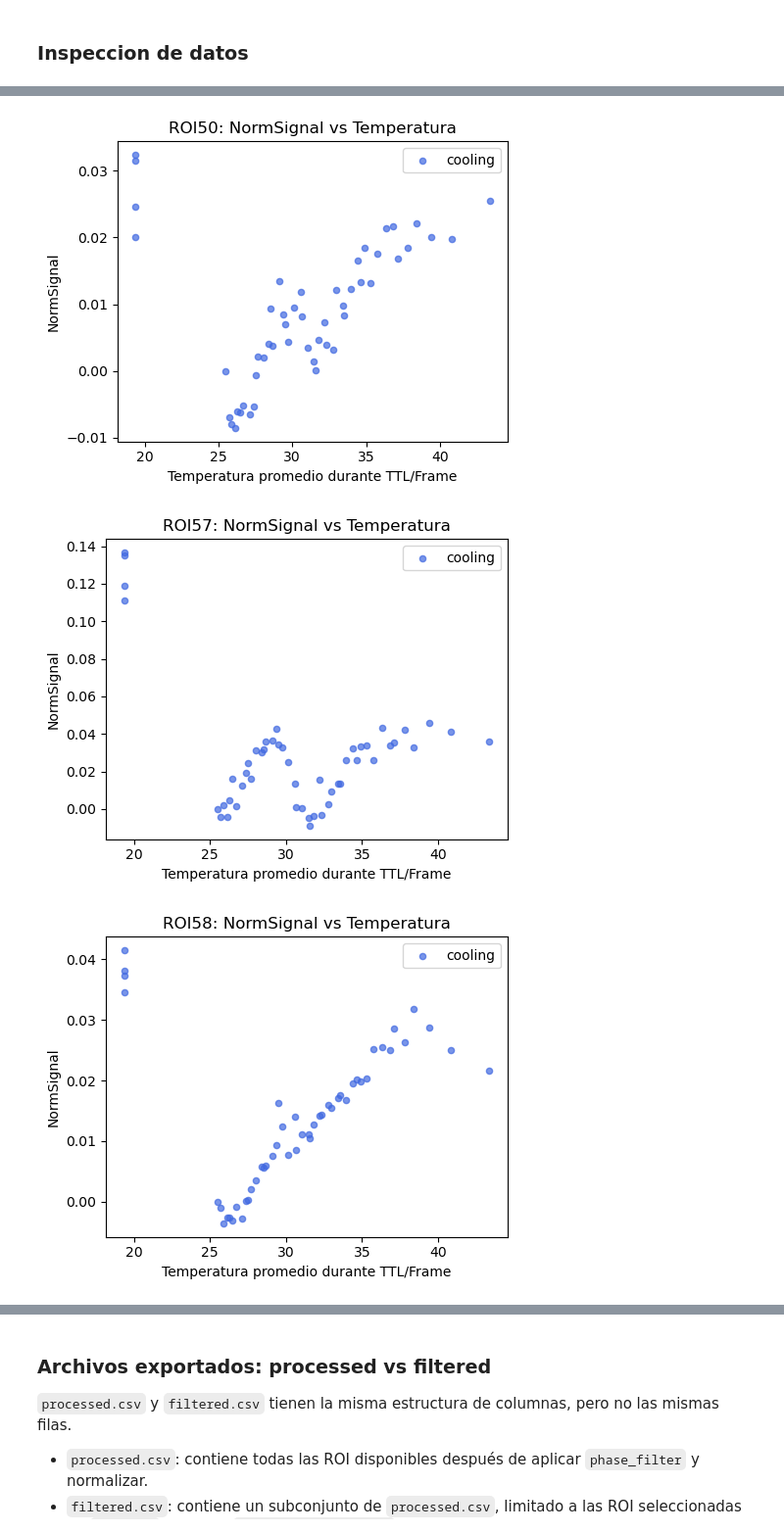
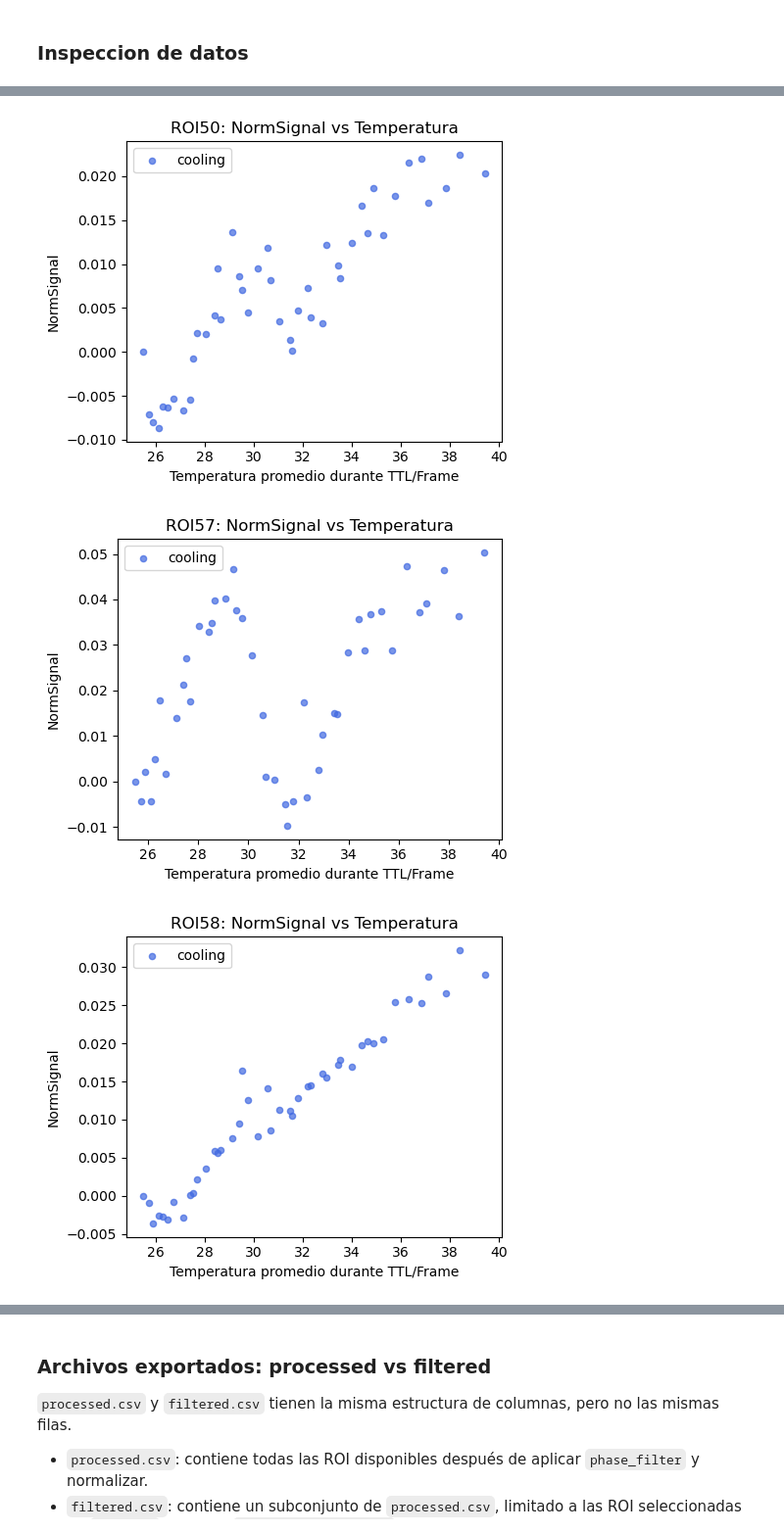
Before and after one commit to Gfernandezv/CBIB_ttl_fluo_sync, a Jupyter notebook: notebooks/01_preprocessing.ipynb, the cells around one changed output, grey strips where cells are left out. Shown at 98% size. Saved outputs shown, nothing was run; the diff lists cells and outputs as text; code cells hidden in the pictures.

```diff
--- a/notebooks/01_preprocessing.ipynb
+++ b/notebooks/01_preprocessing.ipynb
@@ -234,7 +272,7 @@ Filas graficadas: 5500
 ### Respuesta por rango de temperatura
 # %%
 trend_results = ttl.analyze_temp_trends(
-    df_analysis,
+    df_analysis_clean,
     phase="cooling",
     temp_ranges=temp_ranges,
     value_col="NormSignal",
@@ -270,7 +308,7 @@ ROIs seleccionadas con tendencia insufficient: 0 / 110
 ### Inspeccion de datos
 # %%
 ttl.graph_selected_rois_by_phase(
-    df_analysis,
+    df_analysis_clean,
     selected_increase,
     value_col="NormSignal"
 )
@@ -282,3 +320,3 @@ ttl.graph_selected_rois_by_phase(
-[figure, old version]
+[figure, new version]
-[figure, old version]
+[figure, new version]
-[figure, old version]
+[figure, new version]
```
Also changed, not shown: parts of 8 cells of this notebook, 1 other file.
